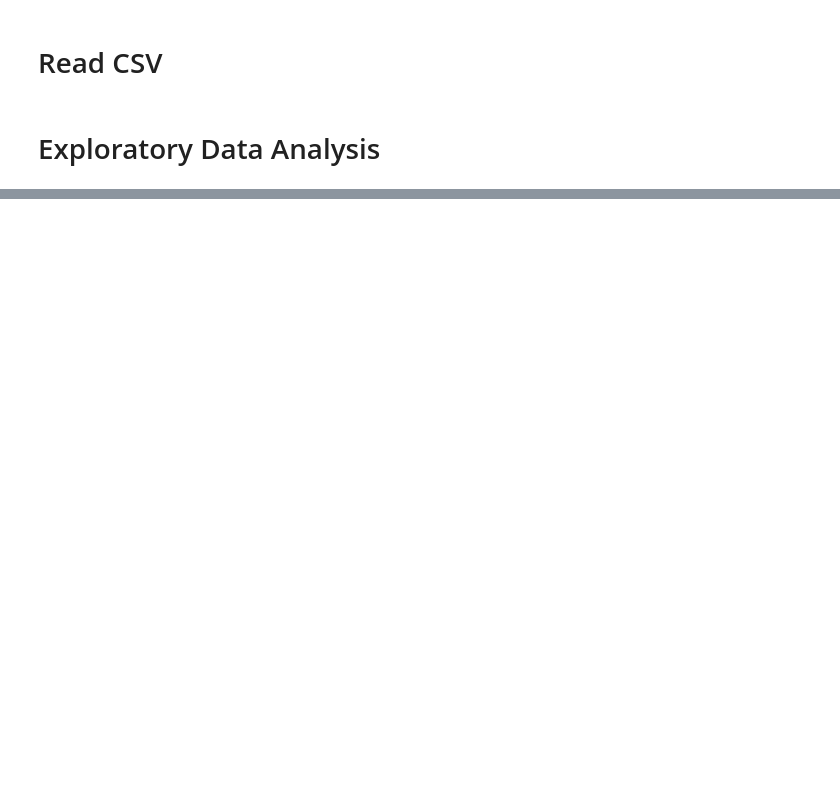
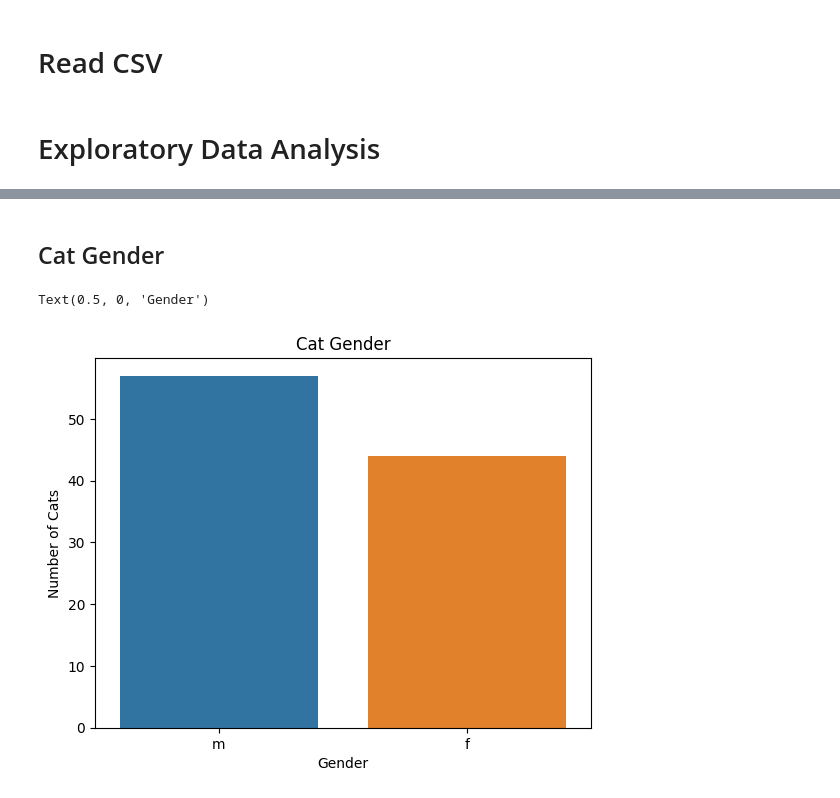
Before and after one commit to MattHondrakis/Python-Data-Science, a Jupyter notebook: Cats UK.ipynb, the cells around one changed output, grey strips where cells are left out. Saved outputs shown, nothing was run; the diff lists cells and outputs as text; code cells hidden in the pictures; blank space fills up the shorter version.

Commit message:
cat gender

```diff
--- a/Cats UK.ipynb
+++ b/Cats UK.ipynb
@@ -19,0 +46,11 @@ Text(0.5, 0, 'Number of Cats')
+# %% [markdown]
+## Cat Gender
+# %%
+gender = cats.value_counts("animal_sex").reset_index(name = "count")
+sns.barplot(gender, x = "animal_sex", y = "count")
+plt.title("Cat Gender")
+plt.ylabel("Number of Cats")
+plt.xlabel("Gender")
+# %% [output]
+Text(0.5, 0, 'Gender')
+[figure, added]
```
Also changed, not shown: parts of 6 cells of this notebook.
